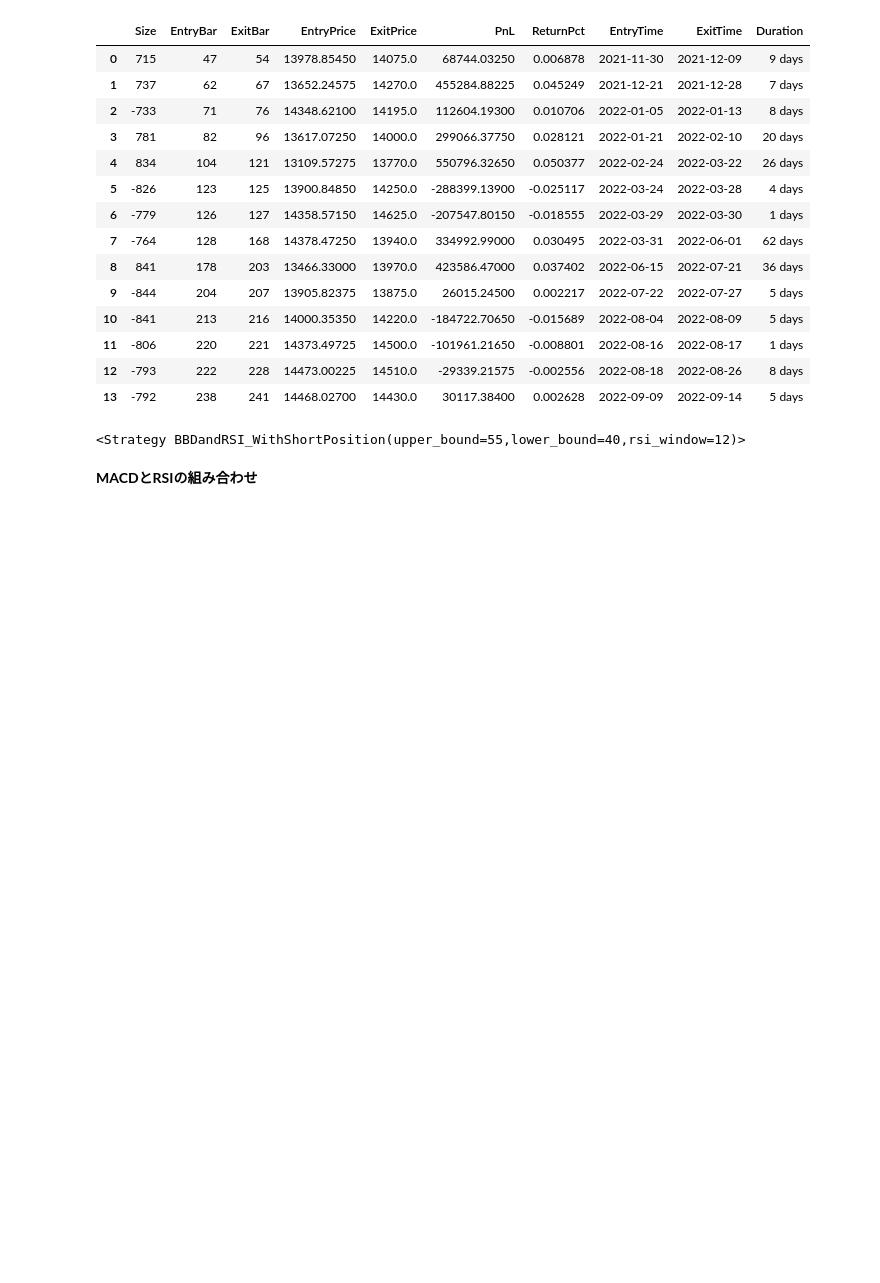
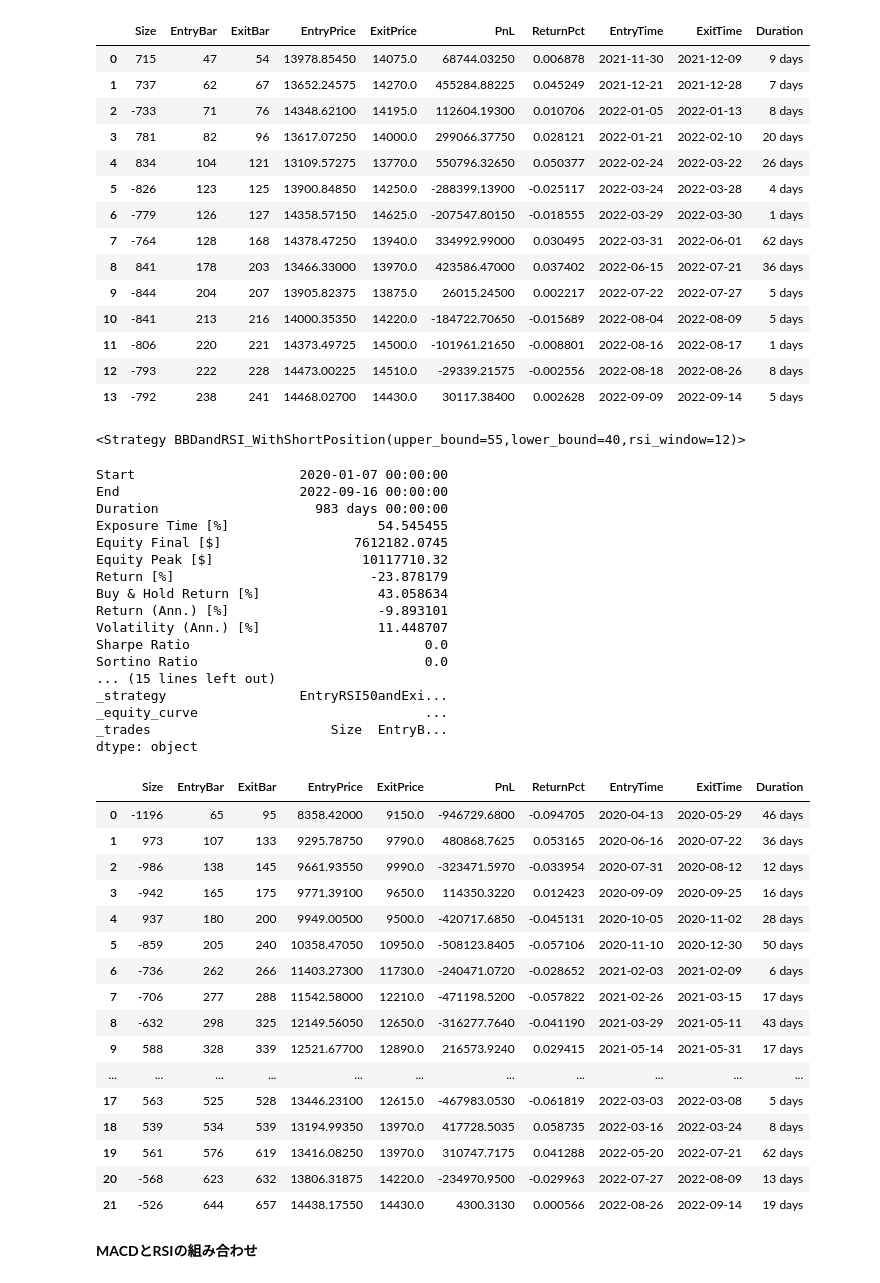
Before and after one commit to simari1/SystemTrade, a Jupyter notebook: Backtesting.py/1_DoBacktesting_Combination.ipynb, the cells around one changed output. Saved outputs shown, nothing was run; the diff lists cells and outputs as text; code cells hidden in the pictures; blank space fills up the shorter version.

Commit message:
add strategies

```diff
--- a/Backtesting.py/1_DoBacktesting_Combination.ipynb
+++ b/Backtesting.py/1_DoBacktesting_Combination.ipynb
@@ -13,7 +13,7 @@ import psutil
 import pandas as pd
 
 # start = datetime.date(2021,1,1)
-start = datetime.datetime.today() + relativedelta.relativedelta(years=-1)
+start = datetime.datetime.today() + relativedelta.relativedelta(years=-5)
 end = datetime.date.today()
 #https://www.sbisec.co.jp/ETGate/WPLETmgR001Control?OutSide=on&getFlg=on&burl=search_domestic&cat1=domestic&cat2=none&dir=info&file=domestic_info150818_01.html
 # data = web.DataReader('7203.T', 'yahoo', start, end)
@@ -237,6 +237,79 @@ dtype: object
 | 12 | -793 | 222 | 228 | 14473.00225 | 14510.0 | -29339.21575 | -0.002556 | 2022-08-18 | 2022-08-26 | 8 days |
 | 13 | -792 | 238 | 241 | 14468.02700 | 14430.0 | 30117.38400 | 0.002628 | 2022-09-09 | 2022-09-14 | 5 days |
 <Strategy BBDandRSI_WithShortPosition(upper_bound=55,lower_bound=40,rsi_window=12)>
+# %%
+import BacktestingStrategies.Strategy_BBDandRSI as btstBBandRsi
+importlib.reload(btstBBandRsi)
+
+# # バックテストを設定
+# bt = Backtest(
+#     data, # チャートデータ
+#     btstBBandRsi.EntryRSI50andExitBB, # 売買戦略
+#     cash=initial, # 最初の所持金
+#     commission=0.00495, # 取引手数料
+#     margin=1.0, # レバレッジ倍率の逆数（0.5で2倍レバレッジ）
+#     trade_on_close=False, # True：現在の終値で取引，False：次の時間の始値で取引
+#     exclusive_orders=True #自動でポジションをクローズ(オープン)
+# )
+# output = bt.run() # バックテスト実行
+# print(output) # 実行結果(データ)
+# display(output._trades)
+# bt.plot(filename = fname + str(output._strategy) + ".html")
+# df_temp = pd.DataFrame(output).transpose().drop(["_equity_curve", "_trades"], axis=1)
+# df_returns = pd.concat([df_returns, df_temp], ignore_index=True)
+
+
+# バックテストを設定
+bt = Backtest(
+    data, # チャートデータ
+    btstBBandRsi.EntryRSI50andExitBB_WithShortPosition, # 売買戦略
+    cash=initial, # 最初の所持金
+    commission=0.00495, # 取引手数料
+    margin=1.0, # レバレッジ倍率の逆数（0.5で2倍レバレッジ）
+    trade_on_close=False, # True：現在の終値で取引，False：次の時間の始値で取引
+    exclusive_orders=True #自動でポジションをクローズ(オープン)
+)
+output = bt.run() # バックテスト実行
+print(output) # 実行結果(データ)
+display(output._trades)
+bt.plot(filename = fname + str(output._strategy) + ".html")
+df_temp = pd.DataFrame(output).transpose().drop(["_equity_curve", "_trades"], axis=1)
+df_returns = pd.concat([df_returns, df_temp], ignore_index=True)
+# %% [output]
+Start                     2020-01-07 00:00:00
+End                       2022-09-16 00:00:00
+Duration                    983 days 00:00:00
+Exposure Time [%]                   54.545455
+Equity Final [$]                 7612182.0745
+Equity Peak [$]                   10117710.32
+Return [%]                         -23.878179
+Buy & Hold Return [%]               43.058634
+Return (Ann.) [%]                   -9.893101
+Volatility (Ann.) [%]               11.448707
+Sharpe Ratio                              0.0
+Sortino Ratio                             0.0
+... (15 lines left out)
+_strategy                 EntryRSI50andExi...
+_equity_curve                             ...
+_trades                       Size  EntryB...
+dtype: object
+|  | Size | EntryBar | ExitBar | EntryPrice | ExitPrice | PnL | ReturnPct | EntryTime | ExitTime | Duration |
+| 0 | -1196 | 65 | 95 | 8358.42000 | 9150.0 | -946729.6800 | -0.094705 | 2020-04-13 | 2020-05-29 | 46 days |
+| 1 | 973 | 107 | 133 | 9295.78750 | 9790.0 | 480868.7625 | 0.053165 | 2020-06-16 | 2020-07-22 | 36 days |
+| 2 | -986 | 138 | 145 | 9661.93550 | 9990.0 | -323471.5970 | -0.033954 | 2020-07-31 | 2020-08-12 | 12 days |
+| 3 | -942 | 165 | 175 | 9771.39100 | 9650.0 | 114350.3220 | 0.012423 | 2020-09-09 | 2020-09-25 | 16 days |
+| 4 | 937 | 180 | 200 | 9949.00500 | 9500.0 | -420717.6850 | -0.045131 | 2020-10-05 | 2020-11-02 | 28 days |
+| 5 | -859 | 205 | 240 | 10358.47050 | 10950.0 | -508123.8405 | -0.057106 | 2020-11-10 | 2020-12-30 | 50 days |
+| 6 | -736 | 262 | 266 | 11403.27300 | 11730.0 | -240471.0720 | -0.028652 | 2021-02-03 | 2021-02-09 | 6 days |
+| 7 | -706 | 277 | 288 | 11542.58000 | 12210.0 | -471198.5200 | -0.057822 | 2021-02-26 | 2021-03-15 | 17 days |
+| 8 | -632 | 298 | 325 | 12149.56050 | 12650.0 | -316277.7640 | -0.041190 | 2021-03-29 | 2021-05-11 | 43 days |
+| 9 | 588 | 328 | 339 | 12521.67700 | 12890.0 | 216573.9240 | 0.029415 | 2021-05-14 | 2021-05-31 | 17 days |
+| ... | ... | ... | ... | ... | ... | ... | ... | ... | ... | ... |
+| 17 | 563 | 525 | 528 | 13446.23100 | 12615.0 | -467983.0530 | -0.061819 | 2022-03-03 | 2022-03-08 | 5 days |
+| 18 | 539 | 534 | 539 | 13194.99350 | 13970.0 | 417728.5035 | 0.058735 | 2022-03-16 | 2022-03-24 | 8 days |
+| 19 | 561 | 576 | 619 | 13416.08250 | 13970.0 | 310747.7175 | 0.041288 | 2022-05-20 | 2022-07-21 | 62 days |
+| 20 | -568 | 623 | 632 | 13806.31875 | 14220.0 | -234970.9500 | -0.029963 | 2022-07-27 | 2022-08-09 | 13 days |
+| 21 | -526 | 644 | 657 | 14438.17550 | 14430.0 | 4300.3130 | 0.000566 | 2022-08-26 | 2022-09-14 | 19 days |
 # %% [markdown]
 **MACDとRSIの組み合わせ**
 # %%
```
Also changed, not shown: parts of 1 cell of this notebook, 1 other file.
